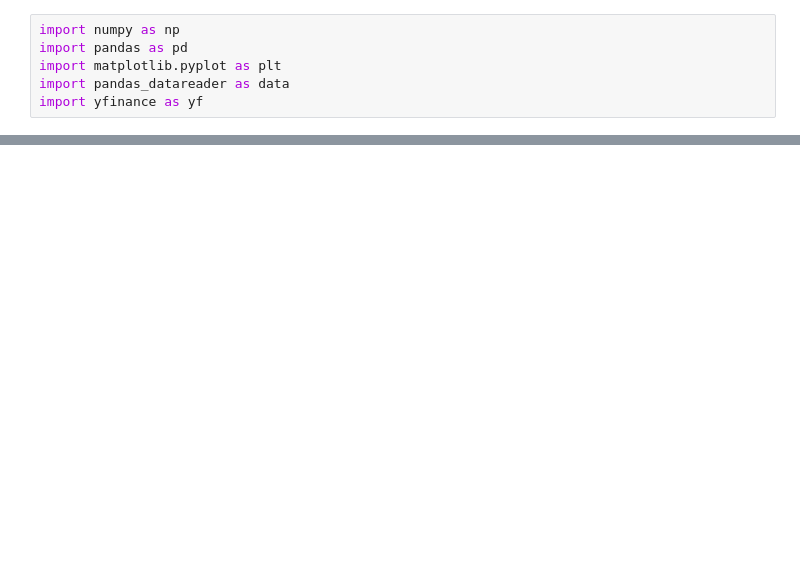
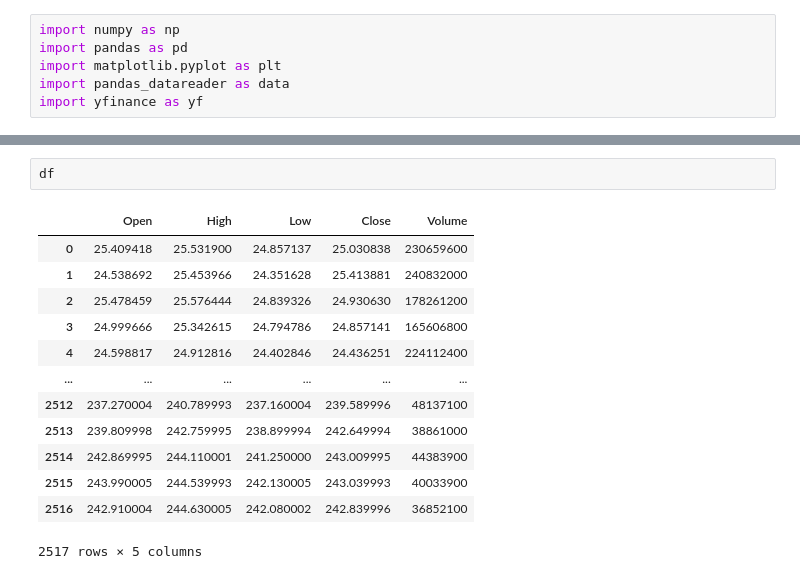
Before and after one commit to luisore/StockPrediction, a Jupyter notebook: StockPrediction.ipynb, the cells around one changed output, grey strips where cells are left out. Saved outputs shown, nothing was run; the diff lists cells and outputs as text; blank space fills up the shorter version.

```diff
--- a/StockPrediction.ipynb
+++ b/StockPrediction.ipynb
@@ -26,0 +85,16 @@ plt.plot(historico_apple.Close)
+# %%
+df
+# %% [output]
+|  | Open | High | Low | Close | Volume |
+| 0 | 25.409418 | 25.531900 | 24.857137 | 25.030838 | 230659600 |
+| 1 | 24.538692 | 25.453966 | 24.351628 | 25.413881 | 240832000 |
+| 2 | 25.478459 | 25.576444 | 24.839326 | 24.930630 | 178261200 |
+| 3 | 24.999666 | 25.342615 | 24.794786 | 24.857141 | 165606800 |
+| 4 | 24.598817 | 24.912816 | 24.402846 | 24.436251 | 224112400 |
+| ... | ... | ... | ... | ... | ... |
+| 2512 | 237.270004 | 240.789993 | 237.160004 | 239.589996 | 48137100 |
+| 2513 | 239.809998 | 242.759995 | 238.899994 | 242.649994 | 38861000 |
+| 2514 | 242.869995 | 244.110001 | 241.250000 | 243.009995 | 44383900 |
+| 2515 | 243.990005 | 244.539993 | 242.130005 | 243.039993 | 40033900 |
+| 2516 | 242.910004 | 244.630005 | 242.080002 | 242.839996 | 36852100 |
+2517 rows × 5 columns
```
Also changed, not shown: parts of 18 cells of this notebook.
